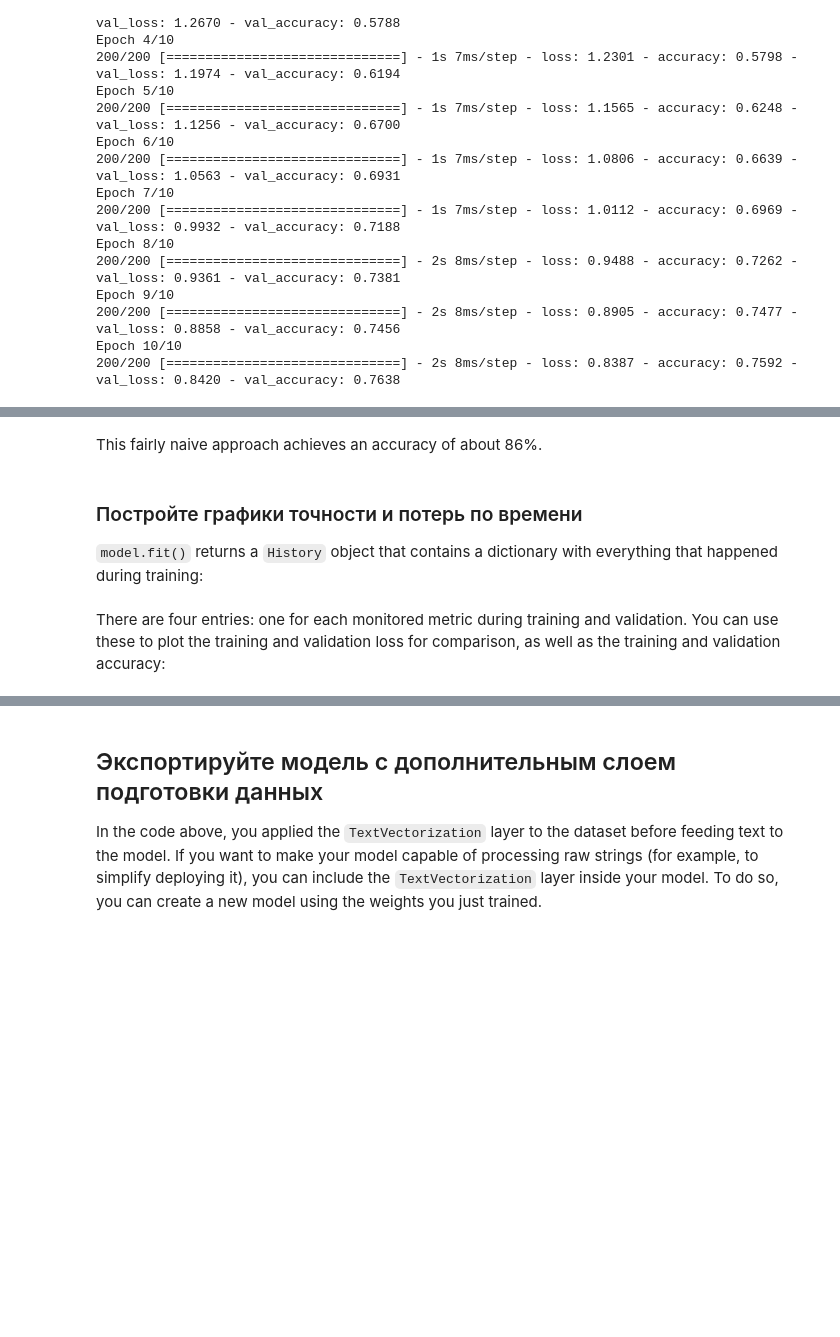
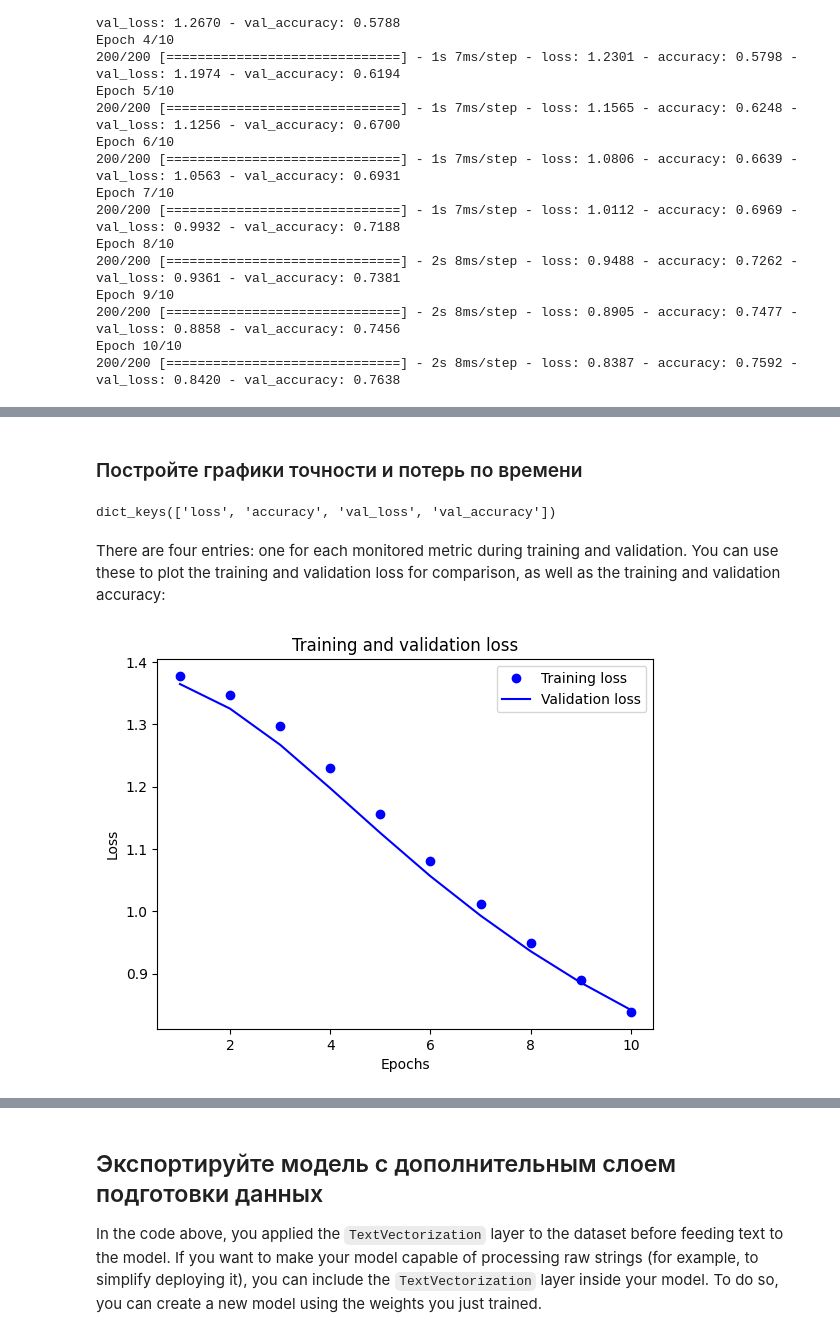
Before and after one commit to Rivgad/innopolis.text_classification, a Jupyter notebook: notebook.ipynb, the cells around one changed output, grey strips where cells are left out. Cells and saved outputs as stored; diff of their text form; code cells hidden in the pictures; blank space fills up the shorter version.

Commit message:
evaluate model metrics

```diff
--- a/notebook.ipynb
+++ b/notebook.ipynb
@@ -154,7 +154,8 @@ Found 8000 files belonging to 4 classes.
 # %%
 def custom_standardization(input_data):
     return tf.strings.regex_replace(
-        tf.strings.lower(input_data), "[%s]" % re.escape(string.punctuation), ""
+        tf.strings.lower(input_data), "[%s]" % re.escape(
+            string.punctuation), ""
     )
 # %% [markdown]
 Создаем слой `TextVectorization`, который используется для стандартизации, токенизации и векторизации данных.
@@ -321,32 +324,30 @@ print("Accuracy: ", accuracy)
-# %% [markdown]
-This fairly naive approach achieves an accuracy of about 86%.
 # %% [markdown]
 ### Постройте графики точности и потерь по времени
-
-`model.fit()` returns a `History` object that contains a dictionary with everything that happened during training:
 # %%
 history_dict = history.history
 history_dict.keys()
+# %% [output]
+dict_keys(['loss', 'accuracy', 'val_loss', 'val_accuracy'])
 # %% [markdown]
 There are four entries: one for each monitored metric during training and validation. You can use these to plot the training and validation loss for comparison, as well as the training and validation accuracy:
 # %%
-acc = history_dict["binary_accuracy"]
-val_acc = history_dict["val_binary_accuracy"]
+acc = history_dict["accuracy"]
+val_acc = history_dict["val_accuracy"]
 loss = history_dict["loss"]
 val_loss = history_dict["val_loss"]
 
 epochs = range(1, len(acc) + 1)
 
-# "bo" is for "blue dot"
 plt.plot(epochs, loss, "bo", label="Training loss")
-# b is for "solid blue line"
 plt.plot(epochs, val_loss, "b", label="Validation loss")
 plt.title("Training and validation loss")
 plt.xlabel("Epochs")
 plt.ylabel("Loss")
 plt.legend()
 
 plt.show()
+# %% [output]
+[figure, added]
 # %%
 plt.plot(epochs, acc, "bo", label="Training acc")
 plt.plot(epochs, val_acc, "b", label="Validation acc")
```
Also changed, not shown: parts of 6 cells of this notebook.
